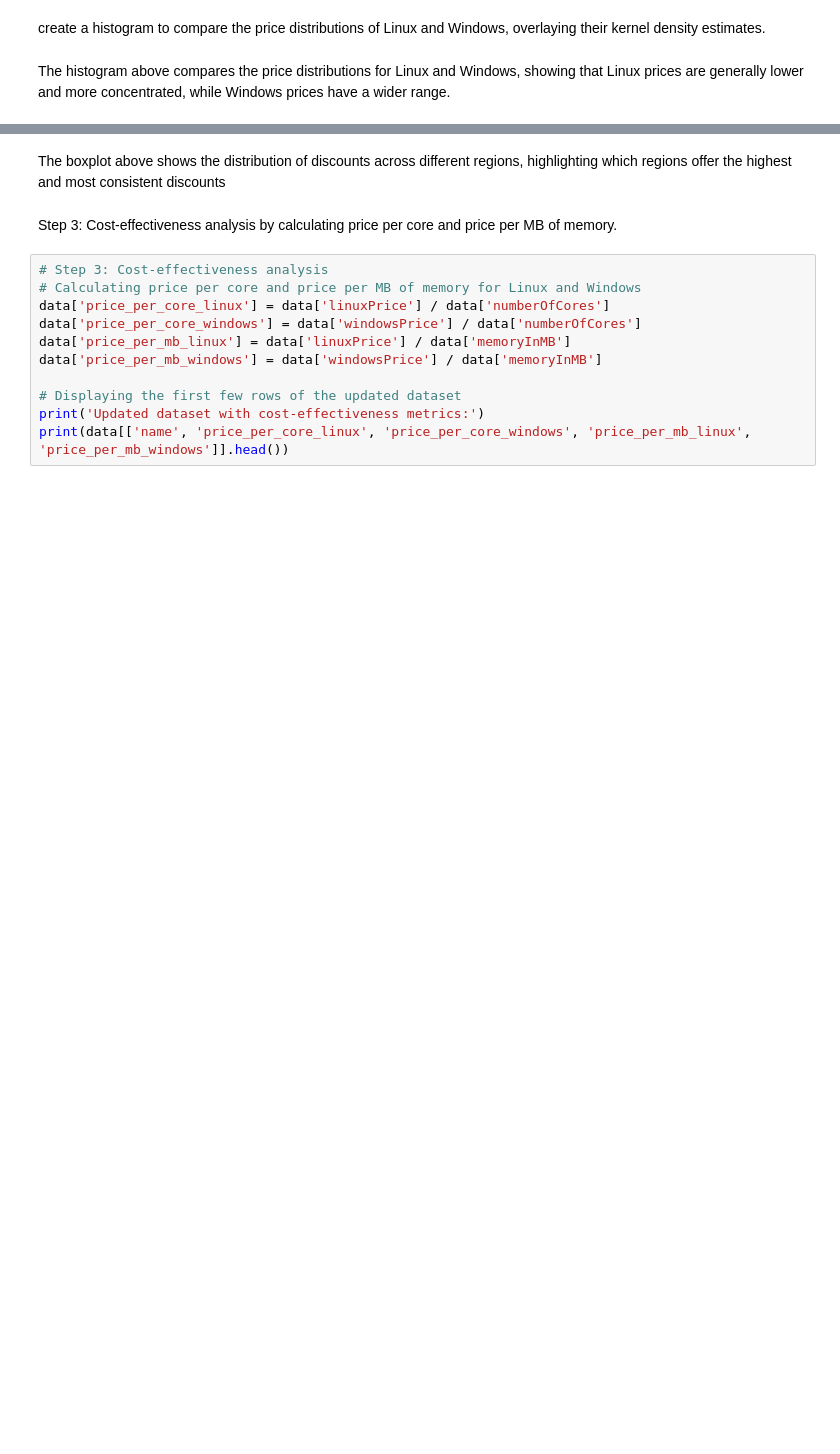
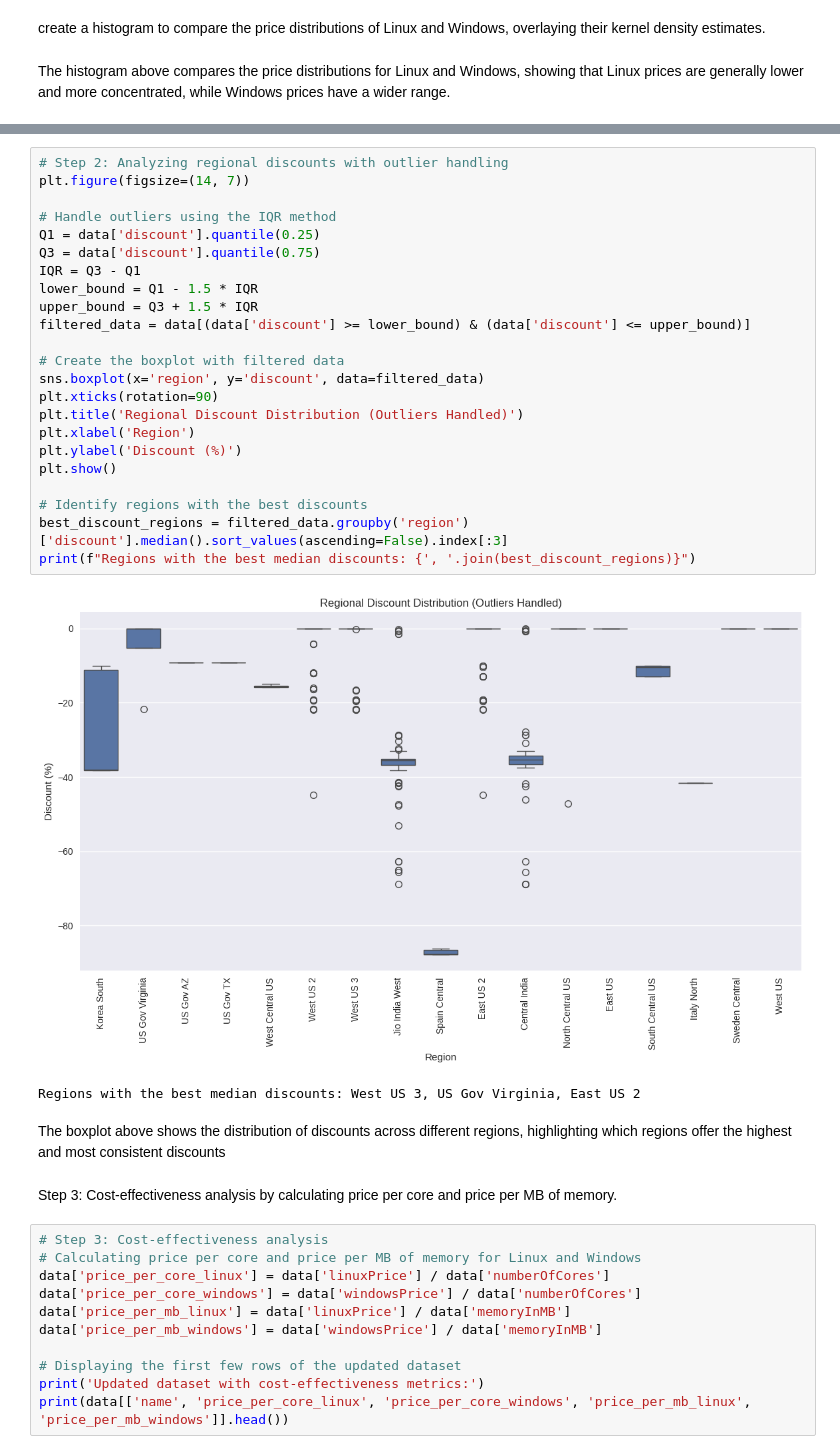
Before and after one commit to kiamaikocoders/virtual-machine-pricing, a Jupyter notebook: VM.ipynb, the cells around one changed output, grey strips where cells are left out. Drawn from its saved outputs; the diff is of its cells as text; blank space fills up the shorter version.

```diff
--- a/VM.ipynb
+++ b/VM.ipynb
@@ -88,3 +243,29 @@ plt.show()
+# %%
+# Step 2: Analyzing regional discounts with outlier handling
+plt.figure(figsize=(14, 7))
+
+# Handle outliers using the IQR method
+Q1 = data['discount'].quantile(0.25)
+Q3 = data['discount'].quantile(0.75)
+IQR = Q3 - Q1
+lower_bound = Q1 - 1.5 * IQR
+upper_bound = Q3 + 1.5 * IQR
+filtered_data = data[(data['discount'] >= lower_bound) & (data['discount'] <= upper_bound)]
+
+# Create the boxplot with filtered data
+sns.boxplot(x='region', y='discount', data=filtered_data)
+plt.xticks(rotation=90)
+plt.title('Regional Discount Distribution (Outliers Handled)')
+plt.xlabel('Region')
+plt.ylabel('Discount (%)')
+plt.show()
+
+# Identify regions with the best discounts
+best_discount_regions = filtered_data.groupby('region')['discount'].median().sort_values(ascending=False).index[:3]
+print(f"Regions with the best median discounts: {', '.join(best_discount_regions)}")
+# %% [output]
+[figure, added]
+Regions with the best median discounts: West US 3, US Gov Virginia, East US 2
 # %% [markdown]
 The boxplot above shows the distribution of discounts across different regions, highlighting which regions offer the highest and most consistent discounts
 # %% [markdown]
```
Also changed, not shown: parts of 21 cells of this notebook.
